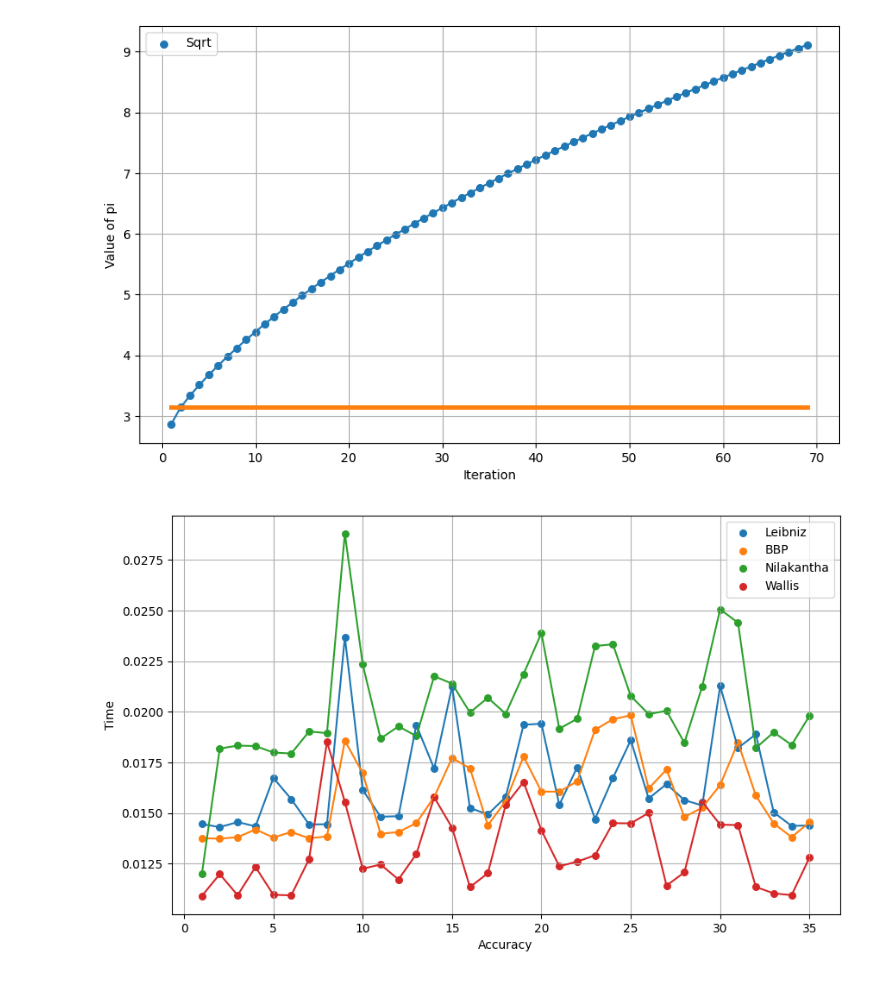
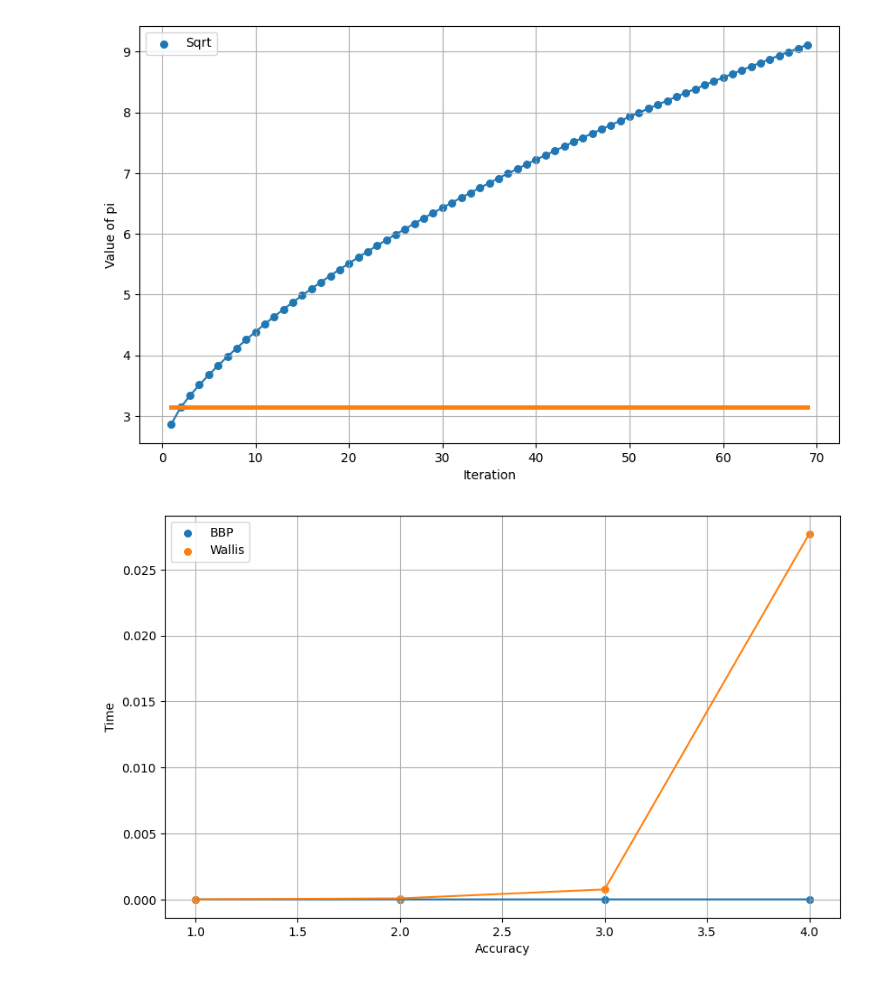
Before and after one commit to Polly23125/Informatics, a Jupyter notebook: Lab_float/graphics.ipynb, the cells around one changed output. Drawn from its saved outputs; the diff is of its cells as text; code cells hidden in the pictures.

```diff
--- a/Lab_float/graphics.ipynb
+++ b/Lab_float/graphics.ipynb
@@ -68,38 +117,38 @@ plt.show()
 # %%
 mass2 = np.array(pd.read_csv("accure_of_pi.csv"))
 a = []
 leib_time = []
 bbp_time = []
 sqrt_time = []
 nil_time = []
 wal_time = []
 
 
 for i in range (len(mass2)):
     a.append(int(mass2[i][0]))
-    leib_time.append(float(mass2[i][1]))
-    bbp_time.append(float(mass2[i][2]))
-    nil_time.append(float(mass2[i][3]))
-    wal_time.append(float(mass2[i][4]))
+    #leib_time.append(float(mass2[i][1]))
+    bbp_time.append(float(mass2[i][1]))
+    #nil_time.append(float(mass2[i][3]))
+    wal_time.append(float(mass2[i][2]))
 
 plt.figure(figsize=(10, 6))
 
-plt.scatter(a, leib_time, s=30, label='Leibniz')
+#plt.scatter(a, leib_time, s=30, label='Leibniz')
 plt.scatter(a, bbp_time, s=30, label='BBP')
-plt.scatter(a, nil_time, s=30, label='Nilakantha')
+#plt.scatter(a, nil_time, s=30, label='Nilakantha')
 plt.scatter(a, wal_time, s=30, label='Wallis')
 
-plt.plot(a, leib_time)
+#plt.plot(a, leib_time)
 plt.plot(a, bbp_time)
-plt.plot(a, nil_time)
+#plt.plot(a, nil_time)
 plt.plot(a, wal_time)
 
 
 plt.xlabel('Accuracy')
 plt.ylabel('Time')
 plt.grid()
 plt.legend()
 plt.savefig('Time_of_pi.pdf', format='pdf')
 plt.show()
 # %% [output]
-[figure, old version]
+[figure, new version]
```
Also changed, not shown: parts of 2 cells of this notebook, 7 other files.
